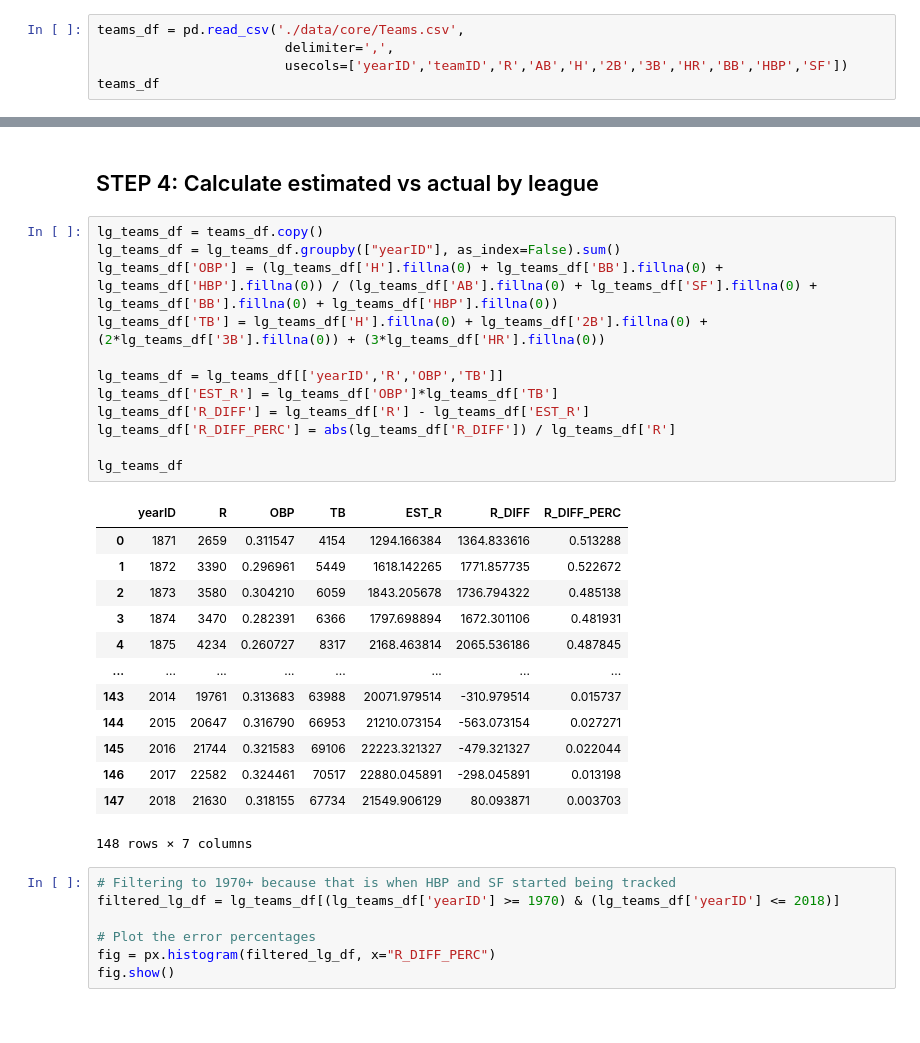
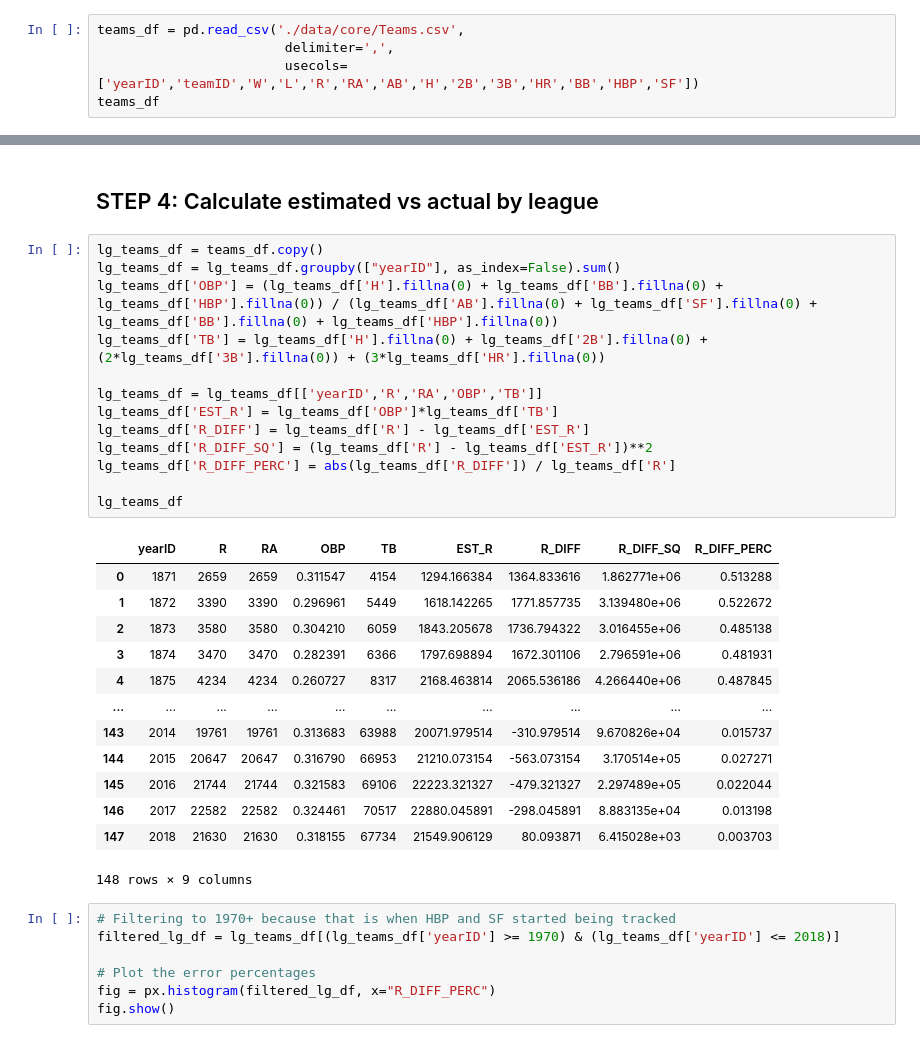
Before and after one commit to draped4/lahman, a Jupyter notebook: layman_obp_tb_estimated_runs.ipynb, the cells around one changed output, grey strips where cells are left out. Saved outputs shown, nothing was run; the diff lists cells and outputs as text.

```diff
--- a/layman_obp_tb_estimated_runs.ipynb
+++ b/layman_obp_tb_estimated_runs.ipynb
@@ -15,6 +17,6 @@ import plotly.express as px
 # %%
 teams_df = pd.read_csv('./data/core/Teams.csv',
                         delimiter=',',
-                        usecols=['yearID','teamID','R','AB','H','2B','3B','HR','BB','HBP','SF'])
+                        usecols=['yearID','teamID','W','L','R','RA','AB','H','2B','3B','HR','BB','HBP','SF'])
 teams_df
 # %% [output]
@@ -125,29 +127,30 @@ plt.show()
 # %%
 lg_teams_df = teams_df.copy()
 lg_teams_df = lg_teams_df.groupby(["yearID"], as_index=False).sum()
 lg_teams_df['OBP'] = (lg_teams_df['H'].fillna(0) + lg_teams_df['BB'].fillna(0) + lg_teams_df['HBP'].fillna(0)) / (lg_teams_df['AB'].fillna(0) + lg_teams_df['SF'].fillna(0) + lg_teams_df['BB'].fillna(0) + lg_teams_df['HBP'].fillna(0))
 lg_teams_df['TB'] = lg_teams_df['H'].fillna(0) + lg_teams_df['2B'].fillna(0) + (2*lg_teams_df['3B'].fillna(0)) + (3*lg_teams_df['HR'].fillna(0))
 
-lg_teams_df = lg_teams_df[['yearID','R','OBP','TB']]
+lg_teams_df = lg_teams_df[['yearID','R','RA','OBP','TB']]
 lg_teams_df['EST_R'] = lg_teams_df['OBP']*lg_teams_df['TB']
 lg_teams_df['R_DIFF'] = lg_teams_df['R'] - lg_teams_df['EST_R']
+lg_teams_df['R_DIFF_SQ'] = (lg_teams_df['R'] - lg_teams_df['EST_R'])**2
 lg_teams_df['R_DIFF_PERC'] = abs(lg_teams_df['R_DIFF']) / lg_teams_df['R']
 
 lg_teams_df
 # %% [output]
-|  | yearID | R | OBP | TB | EST_R | R_DIFF | R_DIFF_PERC |
-| 0 | 1871 | 2659 | 0.311547 | 4154 | 1294.166384 | 1364.833616 | 0.513288 |
-| 1 | 1872 | 3390 | 0.296961 | 5449 | 1618.142265 | 1771.857735 | 0.522672 |
-| 2 | 1873 | 3580 | 0.304210 | 6059 | 1843.205678 | 1736.794322 | 0.485138 |
-| 3 | 1874 | 3470 | 0.282391 | 6366 | 1797.698894 | 1672.301106 | 0.481931 |
-| 4 | 1875 | 4234 | 0.260727 | 8317 | 2168.463814 | 2065.536186 | 0.487845 |
-| ... | ... | ... | ... | ... | ... | ... | ... |
-| 143 | 2014 | 19761 | 0.313683 | 63988 | 20071.979514 | -310.979514 | 0.015737 |
-| 144 | 2015 | 20647 | 0.316790 | 66953 | 21210.073154 | -563.073154 | 0.027271 |
-| 145 | 2016 | 21744 | 0.321583 | 69106 | 22223.321327 | -479.321327 | 0.022044 |
-| 146 | 2017 | 22582 | 0.324461 | 70517 | 22880.045891 | -298.045891 | 0.013198 |
-| 147 | 2018 | 21630 | 0.318155 | 67734 | 21549.906129 | 80.093871 | 0.003703 |
+|  | yearID | R | RA | OBP | TB | EST_R | R_DIFF | R_DIFF_SQ | R_DIFF_PERC |
+| 0 | 1871 | 2659 | 2659 | 0.311547 | 4154 | 1294.166384 | 1364.833616 | 1.862771e+06 | 0.513288 |
+| 1 | 1872 | 3390 | 3390 | 0.296961 | 5449 | 1618.142265 | 1771.857735 | 3.139480e+06 | 0.522672 |
+| 2 | 1873 | 3580 | 3580 | 0.304210 | 6059 | 1843.205678 | 1736.794322 | 3.016455e+06 | 0.485138 |
+| 3 | 1874 | 3470 | 3470 | 0.282391 | 6366 | 1797.698894 | 1672.301106 | 2.796591e+06 | 0.481931 |
+| 4 | 1875 | 4234 | 4234 | 0.260727 | 8317 | 2168.463814 | 2065.536186 | 4.266440e+06 | 0.487845 |
+| ... | ... | ... | ... | ... | ... | ... | ... | ... | ... |
+| 143 | 2014 | 19761 | 19761 | 0.313683 | 63988 | 20071.979514 | -310.979514 | 9.670826e+04 | 0.015737 |
+| 144 | 2015 | 20647 | 20647 | 0.316790 | 66953 | 21210.073154 | -563.073154 | 3.170514e+05 | 0.027271 |
+| 145 | 2016 | 21744 | 21744 | 0.321583 | 69106 | 22223.321327 | -479.321327 | 2.297489e+05 | 0.022044 |
+| 146 | 2017 | 22582 | 22582 | 0.324461 | 70517 | 22880.045891 | -298.045891 | 8.883135e+04 | 0.013198 |
+| 147 | 2018 | 21630 | 21630 | 0.318155 | 67734 | 21549.906129 | 80.093871 | 6.415028e+03 | 0.003703 |
-148 rows × 7 columns
+148 rows × 9 columns
 # %%
 # Filtering to 1970+ because that is when HBP and SF started being tracked
 filtered_lg_df = lg_teams_df[(lg_teams_df['yearID'] >= 1970) & (lg_teams_df['yearID'] <= 2018)]
```
Also changed, not shown: parts of 11 cells of this notebook.
